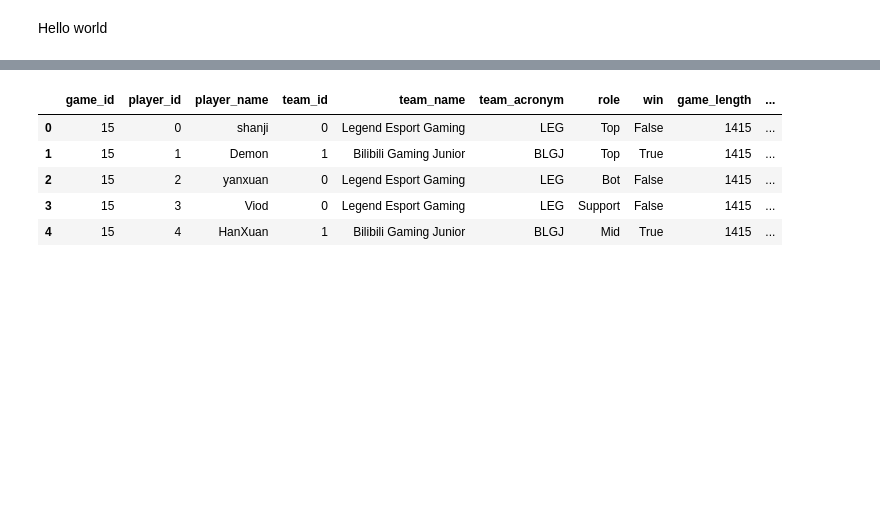
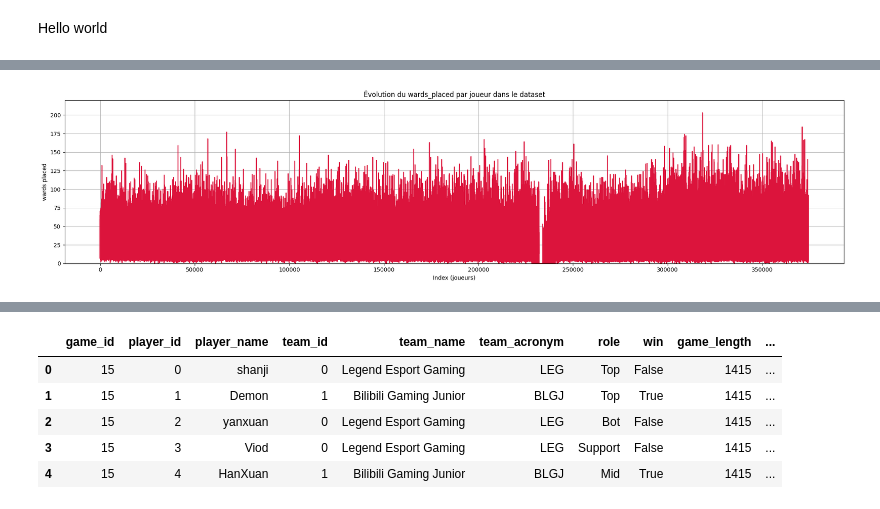
Before and after one commit to blaugrana11/ML-model_LoL, a Jupyter notebook: notebooks/model1.ipynb, the cells around one changed output, grey strips where cells are left out. Drawn from its saved outputs; the diff is of its cells as text; code cells hidden in the pictures; blank space fills up the shorter version.

```diff
--- a/notebooks/model1.ipynb
+++ b/notebooks/model1.ipynb
@@ -22,0 +39,15 @@ game_players_stats_data.describe()
+# %%
+
+
+# Plot brut de l'évolution des wards placées
+plt.figure(figsize=(20, 5))
+plt.plot(game_players_stats_data['wards_placed'].values, linestyle='-', marker='', color='crimson')
+plt.title("Évolution du wards_placed par joueur dans le dataset")
+plt.xlabel("Index (joueurs)")
+plt.ylabel("wards placed")
+plt.ylim(0, 220)
+plt.grid(True)
+plt.tight_layout()
+plt.show()
+# %% [output]
+[figure, added]
```
Also changed, not shown: parts of 9 cells of this notebook.
